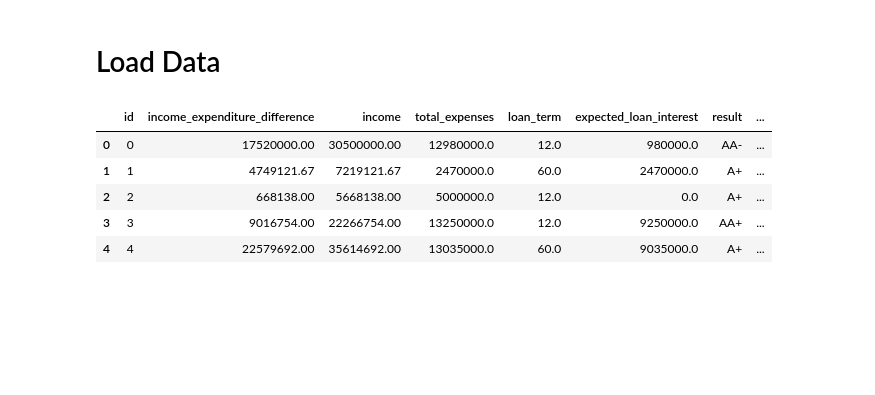
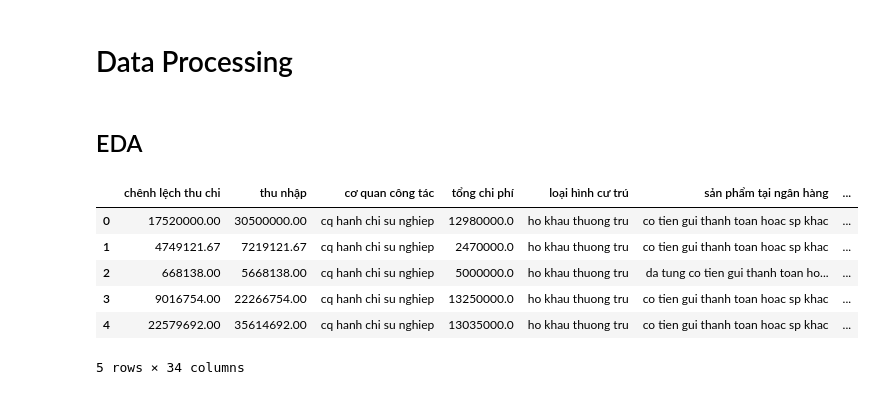
Before and after one commit to QuyAnh2005/credit-ranking-code, a Jupyter notebook: training_pipeline/nbs/poc.ipynb, the cells around one changed output. Cells and saved outputs as stored; diff of their text form; code cells hidden in the pictures; blank space fills up the shorter version.

```diff
--- a/training_pipeline/nbs/poc.ipynb
+++ b/training_pipeline/nbs/poc.ipynb
@@ -12,2 +71,2 @@ np.random.seed(SEED)
 # %% [markdown]
-# Load Data
+# Data Processing
@@ -21,13 +73,16 @@ if not DATA_PATH.is_file():
-# %%
-df = pd.read_parquet(DATA_PATH)
-df.head()
-# %% [output]
-|  | id | income_expenditure_difference | income | total_expenses | loan_term | expected_loan_interest | result | ... |
-| 0 | 0 | 17520000.00 | 30500000.00 | 12980000.0 | 12.0 | 980000.0 | AA- | ... |
-| 1 | 1 | 4749121.67 | 7219121.67 | 2470000.0 | 60.0 | 2470000.0 | A+ | ... |
-| 2 | 2 | 668138.00 | 5668138.00 | 5000000.0 | 12.0 | 0.0 | A+ | ... |
-| 3 | 3 | 9016754.00 | 22266754.00 | 13250000.0 | 12.0 | 9250000.0 | AA+ | ... |
-| 4 | 4 | 22579692.00 | 35614692.00 | 13035000.0 | 60.0 | 9035000.0 | A+ | ... |
+# %% [markdown]
+## EDA
+# %%
+df = pd.read_csv('data_source/credit-dataset.csv', encoding='utf-8', usecols=lambda x: x not in ["level_0", "index", "giới tính", "điện thoại liên lạc", "hình thức nhận lương"])
+df.head()
+# %% [output]
+|  | chênh lệch thu chi | thu nhập | cơ quan công tác | tổng chi phí | loại hình cư trú | sản phẩm tại ngân hàng | ... |
+| 0 | 17520000.00 | 30500000.00 | cq hanh chi su nghiep | 12980000.0 | ho khau thuong tru | co tien gui thanh toan hoac sp khac | ... |
+| 1 | 4749121.67 | 7219121.67 | cq hanh chi su nghiep | 2470000.0 | ho khau thuong tru | co tien gui thanh toan hoac sp khac | ... |
+| 2 | 668138.00 | 5668138.00 | cq hanh chi su nghiep | 5000000.0 | ho khau thuong tru | da tung co tien gui thanh toan ho... | ... |
+| 3 | 9016754.00 | 22266754.00 | cq hanh chi su nghiep | 13250000.0 | ho khau thuong tru | co tien gui thanh toan hoac sp khac | ... |
+| 4 | 22579692.00 | 35614692.00 | cq hanh chi su nghiep | 13035000.0 | ho khau thuong tru | co tien gui thanh toan hoac sp khac | ... |
+5 rows × 34 columns
 # %%
 df.info()
 # %% [output]
```
Also changed, not shown: parts of 56 cells of this notebook.
